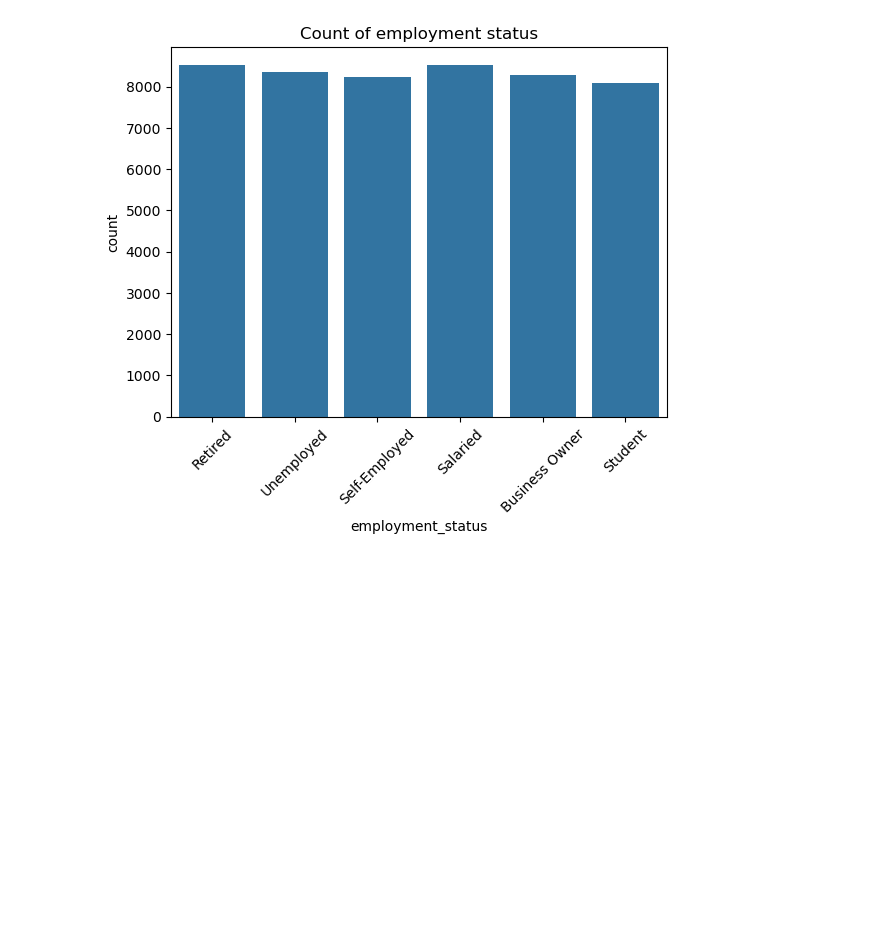
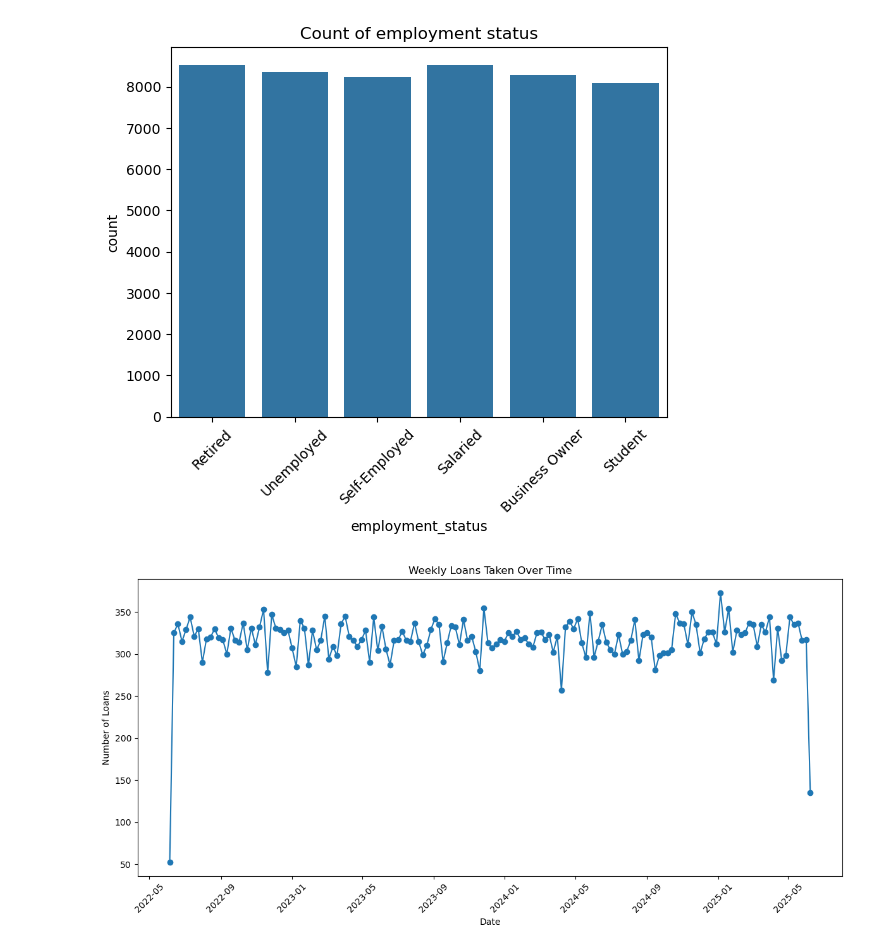
Before and after one commit to kxrrym03/Fraud-Detection, a Jupyter notebook: Fraud Detection.ipynb, the cells around one changed output. Drawn from its saved outputs; the diff is of its cells as text; code cells hidden in the pictures; blank space fills up the shorter version.

```diff
--- a/Fraud Detection.ipynb
+++ b/Fraud Detection.ipynb
@@ -107,3 +107,19 @@ plt.xticks(rotation=45)
 plt.show()
 # %% [output]
 [figure]
+# %%
+# Weekly frequency
+df_drop['application_date'] = pd.to_datetime(df_drop['application_date'])
+df_drop.set_index('application_date', inplace=True)
+weekly_loans = df_drop.resample('W').size().reset_index(name='loan_count')
+
+plt.figure(figsize=(12, 6))
+plt.plot(weekly_loans['application_date'], weekly_loans['loan_count'], marker='o')
+plt.title('Weekly Loans Taken Over Time')
+plt.xlabel('Date')
+plt.ylabel('Number of Loans')
+plt.xticks(rotation=45)
+plt.tight_layout()
+plt.show()
+# %% [output]
+[figure, added]
```
